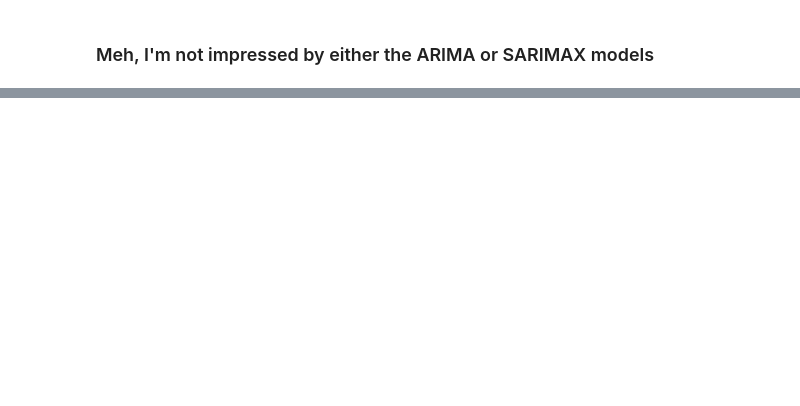
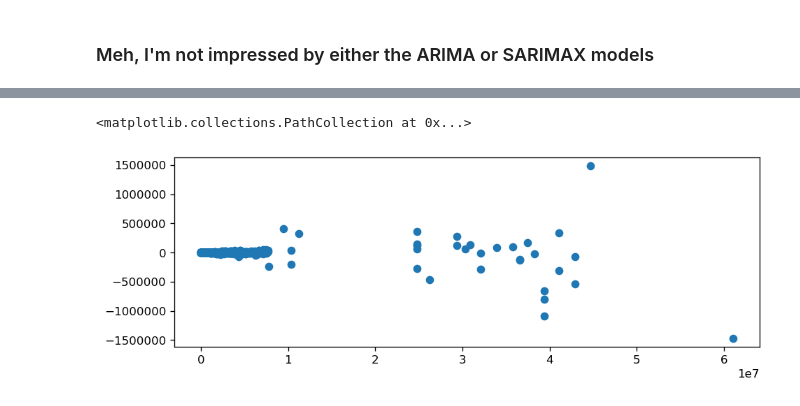
Before and after one commit to josephdope/joe_nolan_avocados, a Jupyter notebook: notebooks/model_analysis.ipynb, the cells around one changed output, grey strips where cells are left out. Cells and saved outputs as stored; diff of their text form; code cells hidden in the pictures; blank space fills up the shorter version.

```diff
--- a/notebooks/model_analysis.ipynb
+++ b/notebooks/model_analysis.ipynb
@@ -263,2 +314,2 @@ plt.show()
 # %%
-rf_tv_model = RandomForestRegressor(random_state=4)
+rf_tv_model = RandomForestRegressor(random_state=4, n_estimators = 1)
@@ -277,0 +345,8 @@ X_tv = df[[x for x in df.colums if ]]
+# %%
+resid_tv = (preds - y_tv_test).values
+# %%
+plt.scatter(preds, resid_tv)
+#plt.plot(x, y, color = 'red')
+# %% [output]
+<matplotlib.collections.PathCollection at 0x...>
+[figure, added]
```
Also changed, not shown: parts of 29 cells of this notebook.
